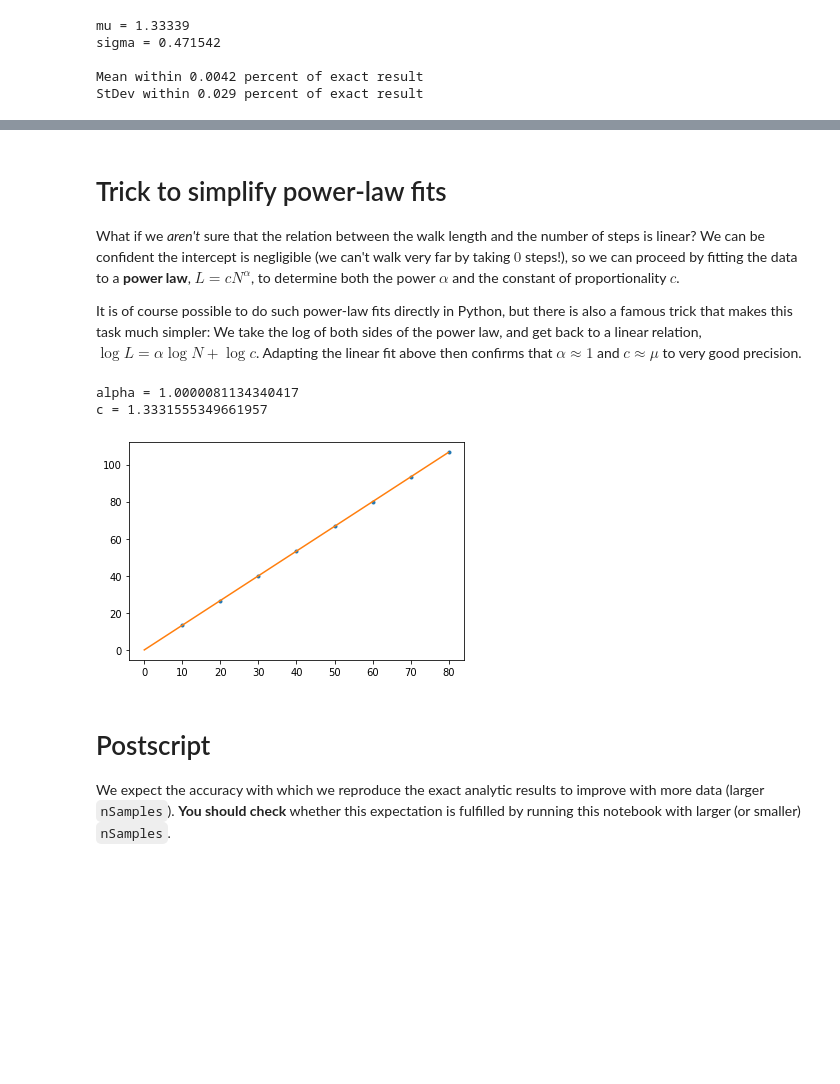
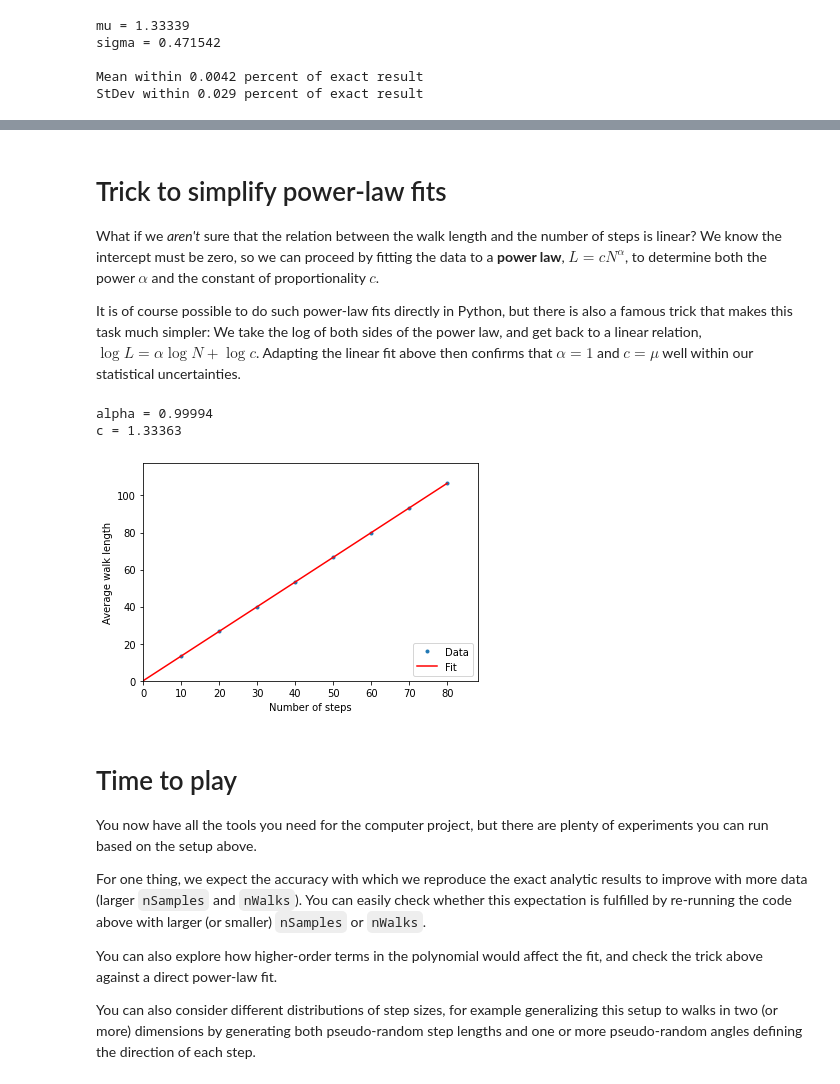
Before and after one commit to daschaich/MATH327_2023, a Jupyter notebook: computer_project/demo.ipynb, the cells around one changed output, grey strips where cells are left out. Saved outputs shown, nothing was run; the diff lists cells and outputs as text; code cells hidden in the pictures; blank space fills up the shorter version.

Commit message:
Update demo notebook

```diff
--- a/computer_project/demo.ipynb
+++ b/computer_project/demo.ipynb
@@ -130,12 +134,13 @@ Now let's analyze random walks with various numbers of steps.  As shown in the c
 To confirm that the average walk length follows our expectation `L`$\propto$`Nstep`, we both print out and plot our results.
 # %%
 walk_lengths = [10, 20, 30, 40, 50, 60, 70, 80]
+nWalks = int(1e5)     # Number of times to repeat each walk
 L = []
 print("N  L")
 for Nstep in walk_lengths:
-  L.append(0.0)
-  for i in range(0, nSamples):
-    d = 0.0
+  L.append(0.0)     # Array of running sums
+  for i in range(0, nWalks):
+    d = 0.0         # Single running sum
     for step in range(0, Nstep):
       d += 2.0 * math.sqrt(random.random())
     L[-1] += d
@@ -143,6 +148,11 @@ for Nstep in walk_lengths:
   print("%d %.3f" % (Nstep, L[-1]))
 
 # Plot as small points (".") instead of a line
+# Force the plot to include the origin
+plt.xlim(0, 1.1*max(walk_lengths))
+plt.ylim(0, 1.1*max(L))
+plt.xlabel('Number of steps')
+plt.ylabel('Average walk length')
 plt.plot(walk_lengths, L, linestyle='None', marker=".")
 plt.show()
 # %% [output]
@@ -182,26 +198,37 @@ b = -0.0017717712584117953
 # %% [markdown]
 # Trick to simplify power-law fits
-What if we *aren't* sure that the relation between the walk length and the number of steps is linear?  We can be confident the intercept is negligible (we can't walk very far by taking $0$ steps!), so we can proceed by fitting the data to a **power law**, $L = cN^{\alpha}$, to determine both the power $\alpha$ and the constant of proportionality $c$.
+What if we *aren't* sure that the relation between the walk length and the number of steps is linear?  We know the intercept must be zero, so we can proceed by fitting the data to a **power law**, $L = cN^{\alpha}$, to determine both the power $\alpha$ and the constant of proportionality $c$.
 
-It is of course possible to do such power-law fits directly in Python, but there is also a famous trick that makes this task much simpler: We take the log of both sides of the power law, and get back to a linear relation, $\log L = \alpha \log N + \log c$.  Adapting the linear fit above then confirms that $\alpha \approx 1$ and $c \approx \mu$ to very good precision.
+It is of course possible to do such power-law fits directly in Python, but there is also a famous trick that makes this task much simpler: We take the log of both sides of the power law, and get back to a linear relation, $\log L = \alpha \log N + \log c$.  Adapting the linear fit above then confirms that $\alpha = 1$ and $c = \mu$ well within our statistical uncertainties.
 # %%
 logN = np.log(walk_lengths);
 logL = np.log(L);
 output = np.polyfit(logN, logL, 1)
 alpha = output[-2]
 c = np.exp(output[-1])
-print("alpha =", alpha)
-print("c =", c)
+print("alpha = %.6g" % alpha)
+print("c = %.6g" % c)
 
-plt.plot(walk_lengths, L, linestyle='None', marker=".")
+plt.xlim(0, 1.1*max(walk_lengths))
+plt.ylim(0, 1.1*max(L))
+plt.xlabel('Number of steps')
+plt.ylabel('Average walk length')
+plt.plot(walk_lengths, L, linestyle='None', marker=".", label="Data")
 x = np.arange(0, 80, 0.1)
 p = c * x**alpha
-plt.plot(x, p)
+plt.plot(x, p, 'r', label="Fit")
+plt.legend(loc='lower right')
 plt.show()
 # %% [output]
-alpha = 1.0000081134340417
-c = 1.3331555349661957
+alpha = 0.99994
+c = 1.33363
-[figure, old version]
+[figure, new version]
-# %% [markdown]
-# Postscript
-We expect the accuracy with which we reproduce the exact analytic results to improve with more data (larger `nSamples`).  **You should check** whether this expectation is fulfilled by running this notebook with larger (or smaller) `nSamples`.
+# %% [markdown]
+# Time to play
+You now have all the tools you need for the computer project, but there are plenty of experiments you can run based on the setup above.
+
+For one thing, we expect the accuracy with which we reproduce the exact analytic results to improve with more data (larger `nSamples` and `nWalks`).  You can easily check whether this expectation is fulfilled by re-running the code above with larger (or smaller) `nSamples` or `nWalks`.
+
+You can also explore how higher-order terms in the polynomial would affect the fit, and check the trick above against a direct power-law fit.
+
+You can also consider different distributions of step sizes, for example generalizing this setup to walks in two (or more) dimensions by generating both pseudo-random step lengths and one or more pseudo-random angles defining the direction of each step.
```
Also changed, not shown: parts of 14 cells of this notebook.
